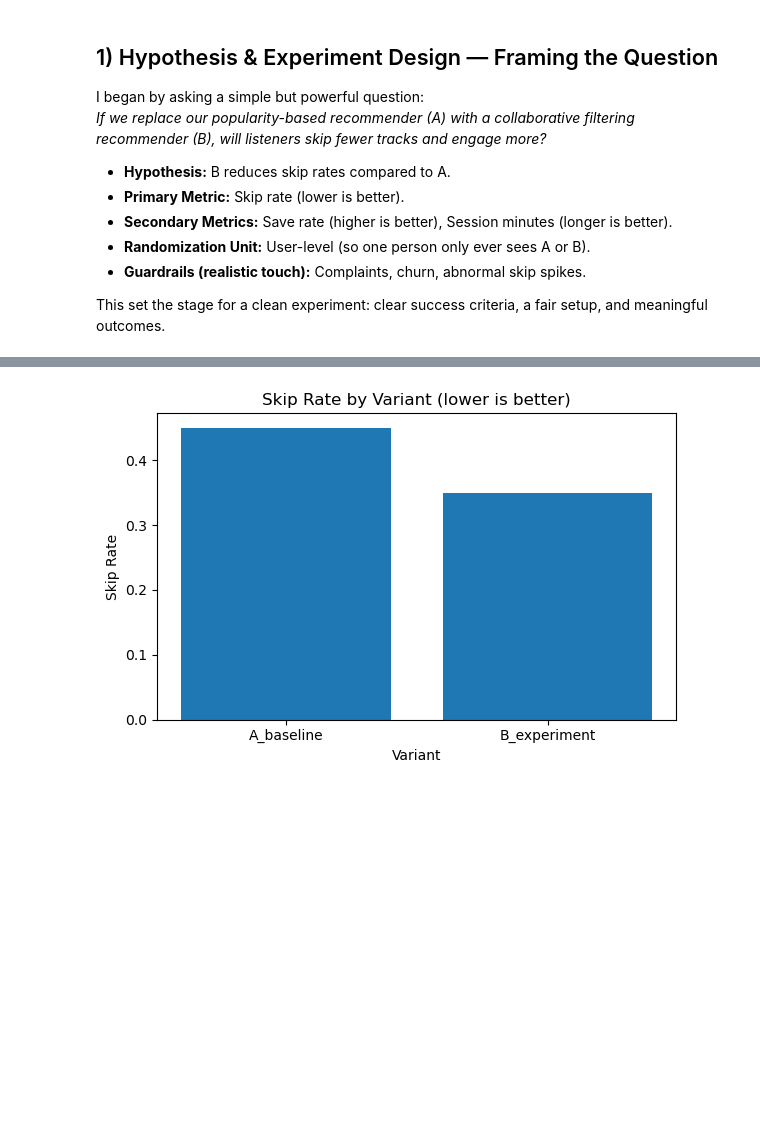
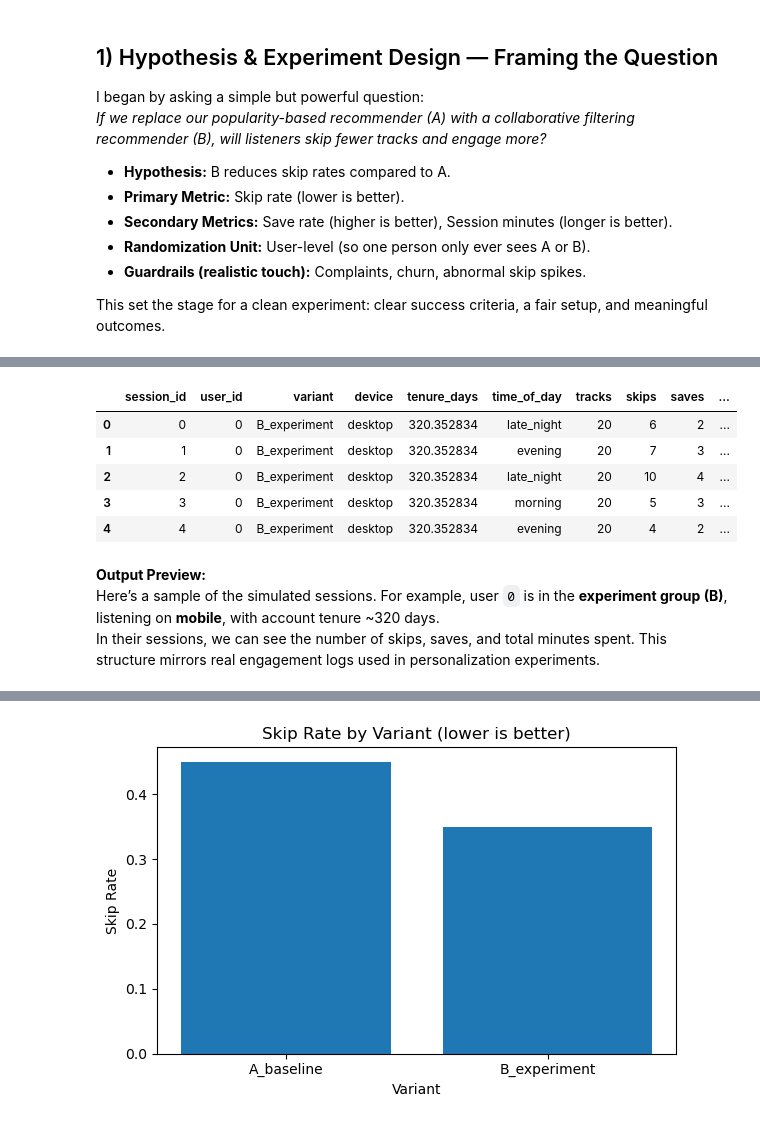
Before and after one commit to AshokKasaram/Spotify-SkipRate-A-B-testing, a Jupyter notebook: Spotify_SkipRate_AB_Testing.ipynb, the cells around one changed output, grey strips where cells are left out. Cells and saved outputs as stored; diff of their text form; code cells hidden in the pictures; blank space fills up the shorter version.

```diff
--- a/Spotify_SkipRate_AB_Testing.ipynb
+++ b/Spotify_SkipRate_AB_Testing.ipynb
@@ -130 +72,75 @@ sessions.head()
+# %%
+# --- Randomize users to variants ---
+# Each listener is randomly assigned to either A (baseline) or B (experiment).
+# This ensures fairness: no user experiences both variants.
+users = pd.DataFrame({
+    "user_id": np.arange(N_USERS),
+    "variant": rng.choice(["A_baseline", "B_experiment"], size=N_USERS, replace=True),
+    "device": rng.choice(DEVICES, size=N_USERS, replace=True),   # simulate device mix
+    "tenure_days": rng.normal(365, 120, size=N_USERS).clip(7, None)  # simulate account age
+})
+
+# --- Build the sessions table ---
+# For each user, create multiple sessions. Each session inherits the user’s variant
+# and device, but gets a random time-of-day label.
+total_sessions = N_USERS * SESSIONS_PER_USER
+user_ids = np.repeat(users["user_id"].values, SESSIONS_PER_USER)
+variant_map = dict(zip(users["user_id"], users["variant"]))
+device_map = dict(zip(users["user_id"], users["device"]))
+tenure_map = dict(zip(users["user_id"], users["tenure_days"]))
+
+sessions = pd.DataFrame({
+    "session_id": np.arange(total_sessions),
+    "user_id": user_ids,
+    "variant": pd.Series(user_ids).map(variant_map).values,
+    "device": pd.Series(user_ids).map(device_map).values,
+    "tenure_days": pd.Series(user_ids).map(tenure_map).values,
+    "time_of_day": rng.choice(TIMES, size=total_sessions, replace=True)
+})
+
+# --- Simulate per-session aggregates ---
+# For each session, simulate track outcomes depending on the assigned variant:
+# - Skips: number of tracks rejected within 30s
+# - Saves: number of tracks added to library
+# - Session length: total minutes listened in this session
+def sim_session_metrics(variant: str):
+    if variant == "A_baseline":
+        p_skip, p_save = P_SKIP_BASELINE, P_SAVE_BASELINE
+        mu_len, sd_len = SESSION_LEN_BASELINE
+    else:
+        p_skip, p_save = P_SKIP_EXPERIM, P_SAVE_EXPERIM
+        mu_len, sd_len = SESSION_LEN_EXPERIM
+
+    skips = rng.binomial(TRACKS_PER_SESSION, p_skip)
+    saves = rng.binomial(TRACKS_PER_SESSION, p_save)
+    sess_len = max(0.0, rng.normal(mu_len, sd_len))   # clip to avoid negatives
+    return skips, saves, sess_len
+
+# Apply simulation for each session in the dataset
+skips, saves, minutes = [], [], []
+for v in sessions["variant"].values:
+    s, sv, sl = sim_session_metrics(v)
+    skips.append(s)
+    saves.append(sv)
+    minutes.append(sl)
+
+# Add results back to the sessions table
+sessions["tracks"] = TRACKS_PER_SESSION
+sessions["skips"] = skips
+sessions["saves"] = saves
+sessions["session_minutes"] = minutes
+
+# Preview the first few simulated sessions
+sessions.head()
+# %% [output]
+|  | session_id | user_id | variant | device | tenure_days | time_of_day | tracks | skips | saves | ... |
+| 0 | 0 | 0 | B_experiment | desktop | 320.352834 | late_night | 20 | 6 | 2 | ... |
+| 1 | 1 | 0 | B_experiment | desktop | 320.352834 | evening | 20 | 7 | 3 | ... |
+| 2 | 2 | 0 | B_experiment | desktop | 320.352834 | late_night | 20 | 10 | 4 | ... |
+| 3 | 3 | 0 | B_experiment | desktop | 320.352834 | morning | 20 | 5 | 3 | ... |
+| 4 | 4 | 0 | B_experiment | desktop | 320.352834 | evening | 20 | 4 | 2 | ... |
+# %% [markdown]
+**Output Preview:**
+Here’s a sample of the simulated sessions. For example, user `0` is in the **experiment group (B)**, listening on **mobile**, with account tenure ~320 days.
+In their sessions, we can see the number of skips, saves, and total minutes spent. This structure mirrors real engagement logs used in personalization experiments.
 # %% [markdown]
```
Also changed, not shown: parts of 18 cells of this notebook.
